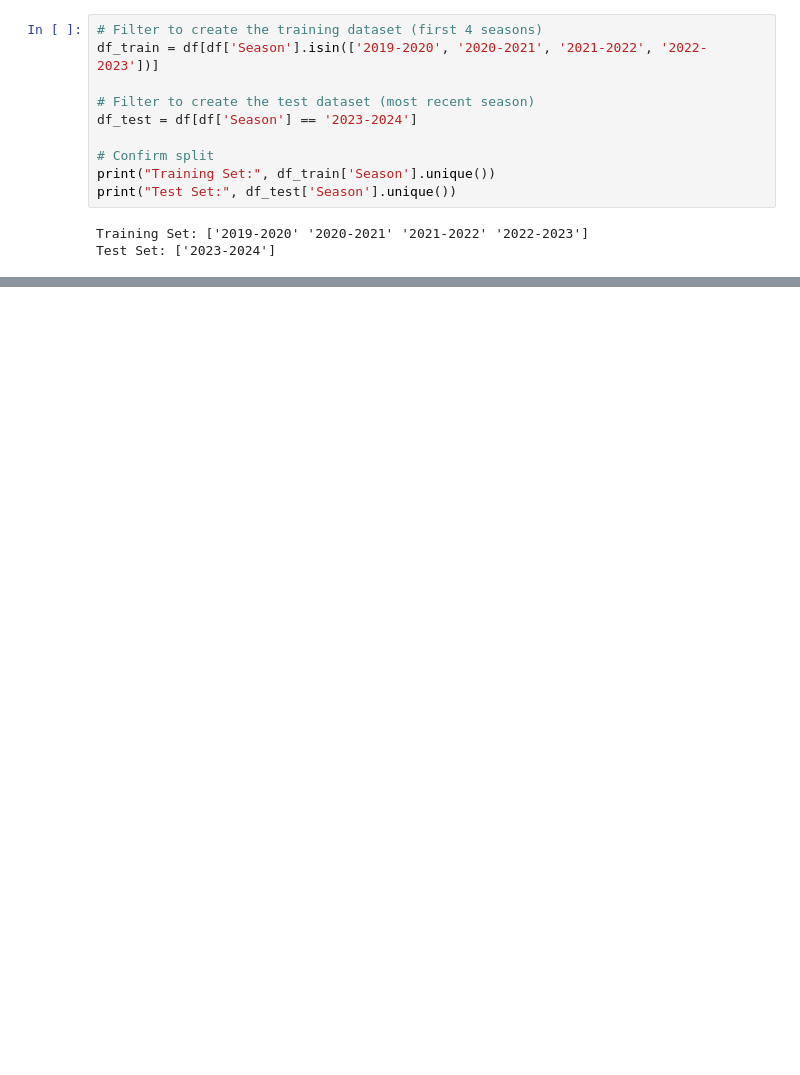
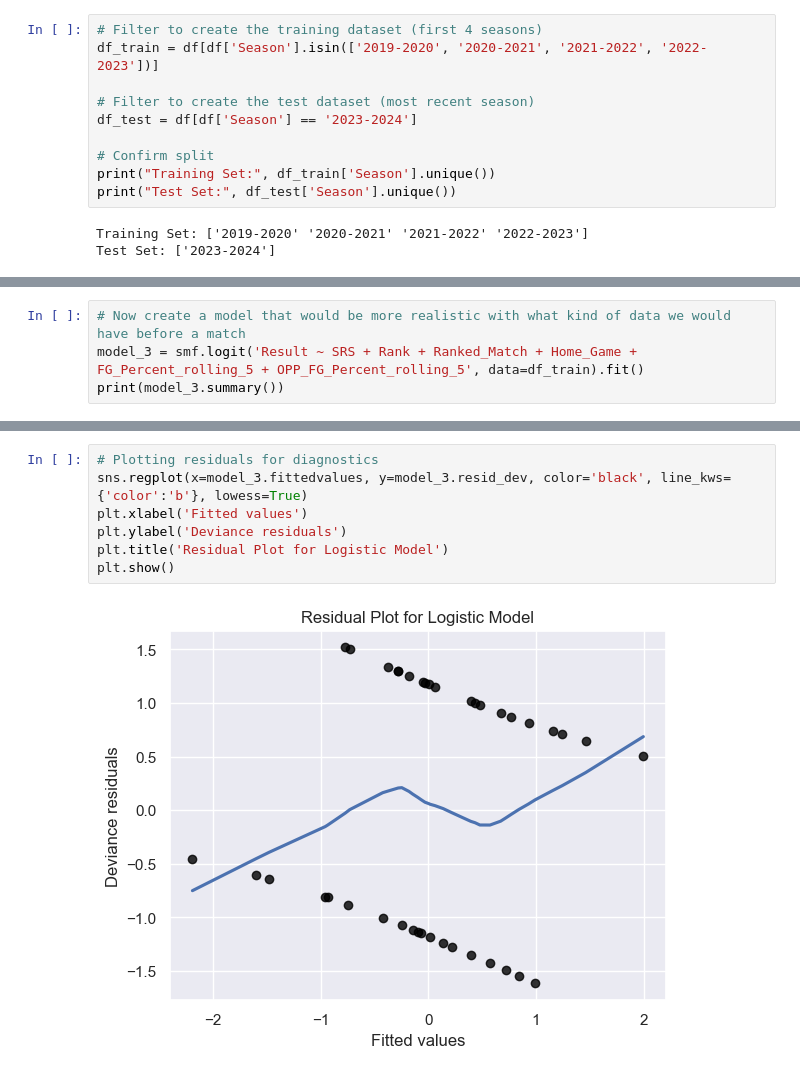
Before and after one commit to UIUC-DSC/team-townies-fa24, a Jupyter notebook: Modeling.ipynb, the cells around one changed output, grey strips where cells are left out. Drawn from its saved outputs; the diff is of its cells as text; blank space fills up the shorter version.

```diff
--- a/Modeling.ipynb
+++ b/Modeling.ipynb
@@ -88,0 +188,4 @@ plt.show()
+# %%
+# Now create a model that would be more realistic with what kind of data we would have before a match
+model_3 = smf.logit('Result ~ SRS + Rank + Ranked_Match + Home_Game + FG_Percent_rolling_5 + OPP_FG_Percent_rolling_5', data=df_train).fit()
+print(model_3.summary())
@@ -88,0 +224,9 @@ plt.show()
+# %%
+# Plotting residuals for diagnostics
+sns.regplot(x=model_3.fittedvalues, y=model_3.resid_dev, color='black', line_kws={'color':'b'}, lowess=True)
+plt.xlabel('Fitted values')
+plt.ylabel('Deviance residuals')
+plt.title('Residual Plot for Logistic Model')
+plt.show()
+# %% [output]
+[figure, added]
```
Also changed, not shown: parts of 11 cells of this notebook, 1 other file.
